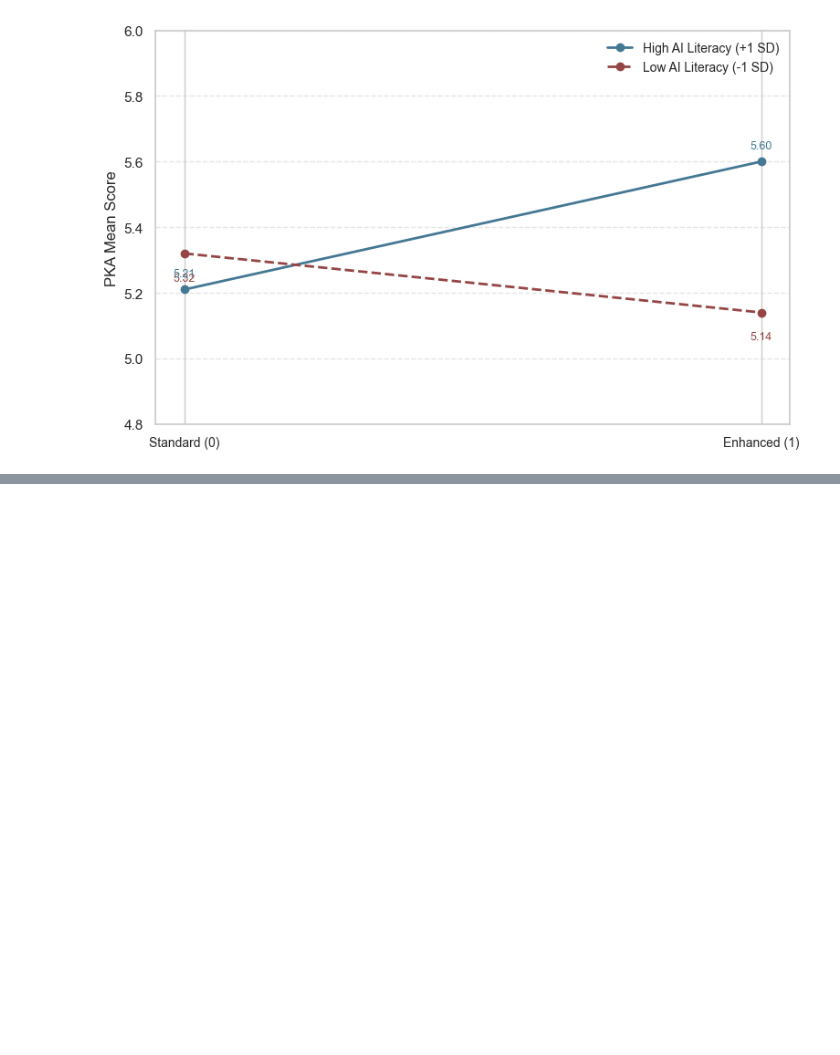
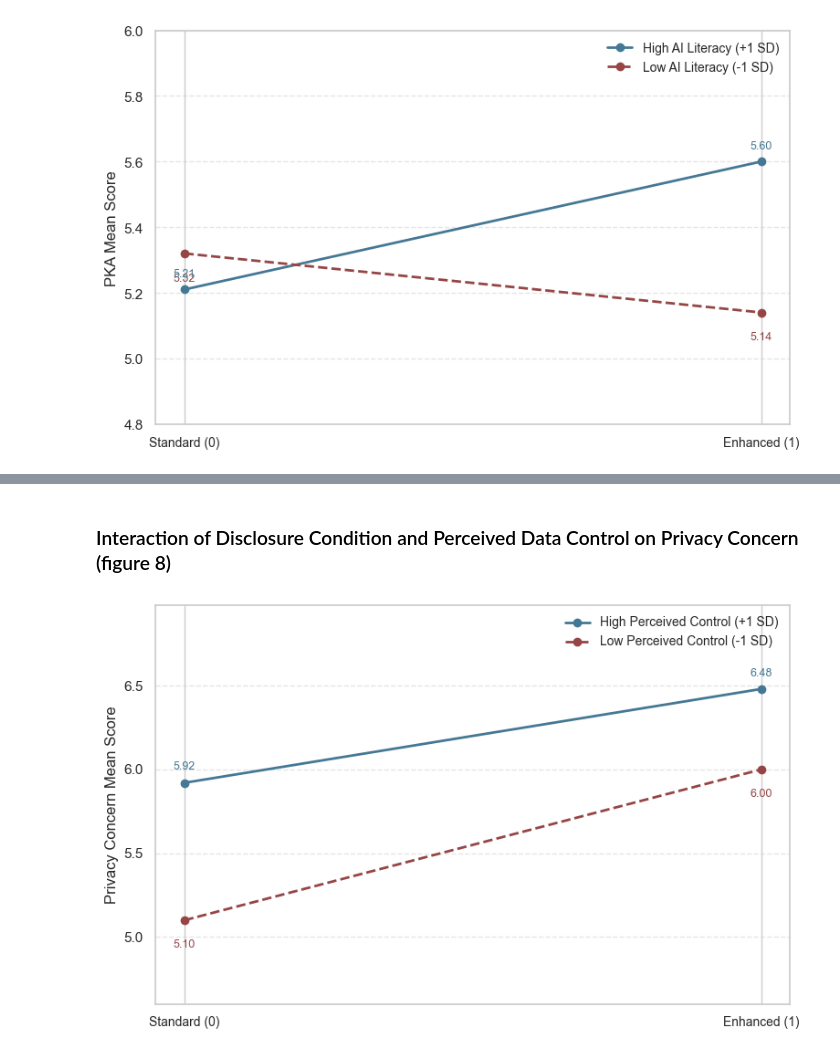
Before and after one commit to nichichan/final_thesis_data_analysis, a Jupyter notebook: Thesis Final Analysis/reliability_test_final.ipynb, the cells around one changed output, grey strips where cells are left out. Saved outputs shown, nothing was run; the diff lists cells and outputs as text; code cells hidden in the pictures; blank space fills up the shorter version.

```diff
--- a/Thesis Final Analysis/reliability_test_final.ipynb
+++ b/Thesis Final Analysis/reliability_test_final.ipynb
@@ -1009,0 +1068,34 @@ plt.show()
+# %% [markdown]
+### Interaction of Disclosure Condition and Perceived Data Control on Privacy Concern (figure 8)
+# %%
+import matplotlib.pyplot as plt
+
+conditions = ['Standard (0)', 'Enhanced (1)']
+condition_codes = [0, 1]
+
+# Replace these with your actual means:
+privacy_low = [5.10, 6.00]   # [Standard LowControl, Enhanced LowControl]
+privacy_high = [5.92, 6.48]  # [Standard HighControl, Enhanced HighControl]
+
+fig, ax = plt.subplots(figsize=(8, 5))
+ax.plot(condition_codes, privacy_high, marker='o', color='#447894', linestyle='-', linewidth=2, label='High Perceived Control (+1 SD)')
+ax.plot(condition_codes, privacy_low,  marker='o', color='#964545', linestyle='--', linewidth=2, label='Low Perceived Control (-1 SD)')
+
+ax.set_xticks(condition_codes)
+ax.set_xticklabels(conditions, fontsize=10)
+ax.set_ylabel('Privacy Concern Mean Score', fontsize=12)
+ax.set_ylim(min(min(privacy_low), min(privacy_high)) - 0.5, max(max(privacy_low), max(privacy_high)) + 0.5)
+ax.legend(frameon=False, fontsize=10)
+ax.grid(axis='y', linestyle='--', alpha=0.5)
+
+for x_val, y_val in zip(condition_codes, privacy_low):
+    ax.annotate(f'{y_val:.2f}', xy=(x_val, y_val), xytext=(0, -15), textcoords='offset points',
+                ha='center', va='top', color='#964545', fontsize=9)
+for x_val, y_val in zip(condition_codes, privacy_high):
+    ax.annotate(f'{y_val:.2f}', xy=(x_val, y_val), xytext=(0, 8), textcoords='offset points',
+                ha='center', va='bottom', color='#447894', fontsize=9)
+
+fig.tight_layout()
+plt.show()
+# %% [output]
+[figure, added]
```
Also changed, not shown: parts of 8 cells of this notebook.
